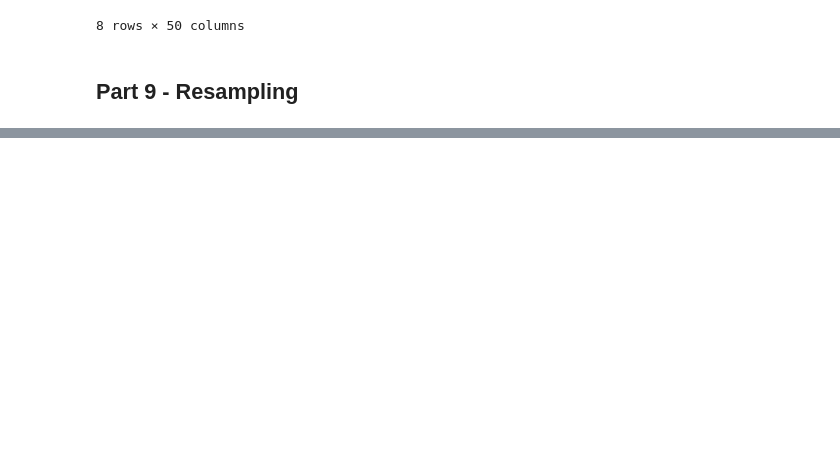
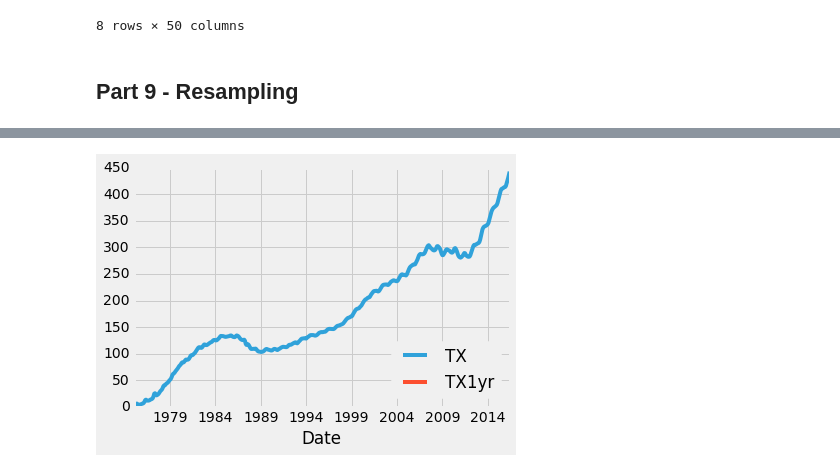
Before and after one commit to zareenfarooqui/data-analysis-with-python-and-pandas, a Jupyter notebook: Python for Data Analysis.ipynb, the cells around one changed output, grey strips where cells are left out. Saved outputs shown, nothing was run; the diff lists cells and outputs as text; code cells hidden in the pictures; blank space fills up the shorter version.

```diff
--- a/Python for Data Analysis.ipynb
+++ b/Python for Data Analysis.ipynb
@@ -892,0 +993,5 @@ HPI_State_Correlation.describe()
+# %%
+# drop NaN: drop rows that have ALL NaN
+
+HPI_data = pd.read_pickle('fiddy_states3.pickle')
+HPI_data['TX1yr'] = HPI_data['TX'].resample('A').mean()
@@ -892,0 +1008,3 @@ HPI_State_Correlation.describe()
+# %%
+HPI_data.dropna(how='all', inplace=True)
+HPI_data[['TX','TX1yr']].head()
@@ -892,0 +1019,10 @@ HPI_State_Correlation.describe()
+# %%
+fig = plt.figure()
+ax1 = plt.subplot2grid((1,1), (0,0))
+
+HPI_data[['TX','TX1yr']].plot(ax = ax1)
+
+plt.legend(loc=4)
+plt.show()
+# %% [output]
+[figure, added]
```
Also changed, not shown: parts of 88 cells of this notebook.
